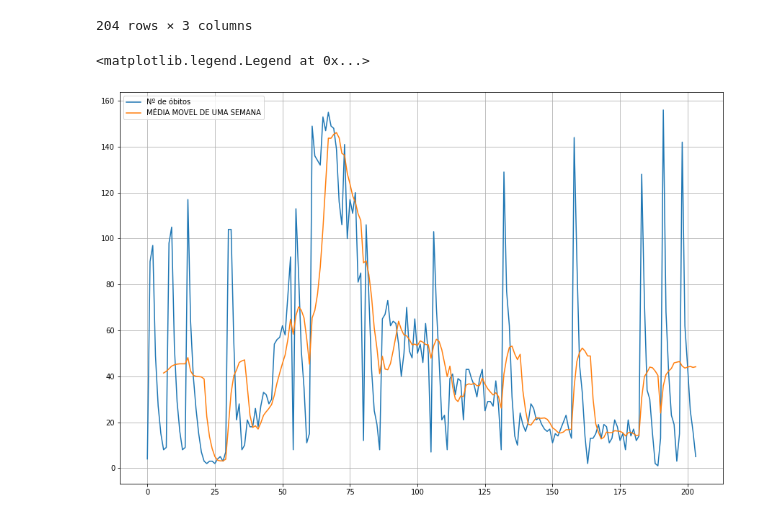
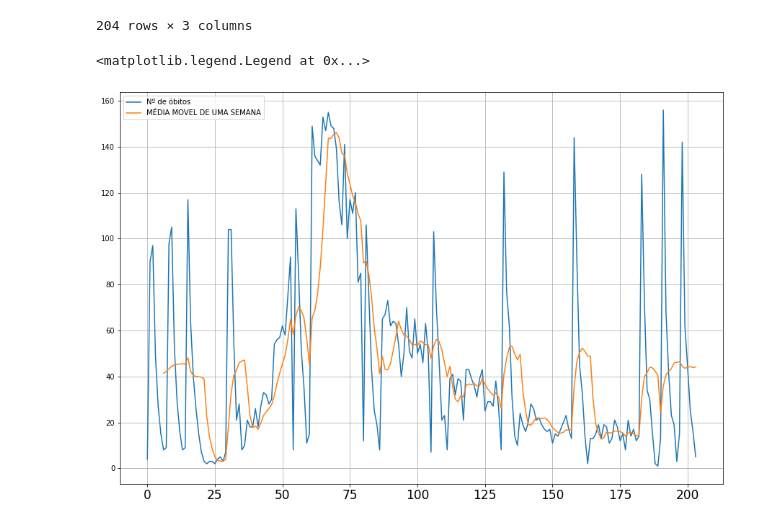
Before and after one commit to ominivac/analise_integraSUS, a Jupyter notebook: IntregraSUS.ipynb, the cells around one changed output. Saved outputs shown, nothing was run; the diff lists cells and outputs as text; code cells hidden in the pictures.

```diff
--- a/IntregraSUS.ipynb
+++ b/IntregraSUS.ipynb
@@ -179,10 +179,13 @@ g1
 # %%
 plt.figure(figsize=[15,10])
 plt.grid(True)
-plt.plot(g1['qtObito'],label='Nº de óbitos')
-plt.plot(g1['MA7'],label='MÉDIA MOVEL DE UMA SEMANA')
+
+plt.plot(g1['qtObito'], label='Nº de óbitos')
+plt.plot(g1['MA7'], label='MÉDIA MOVEL DE UMA SEMANA')
+plt.tick_params(axis='x', labelsize=17)
+
 
 plt.legend(loc=2)
 # %% [output]
 <matplotlib.legend.Legend at 0x...>
-[figure, old version]
+[figure, new version]
```
Also changed, not shown: parts of 1 cell of this notebook.
